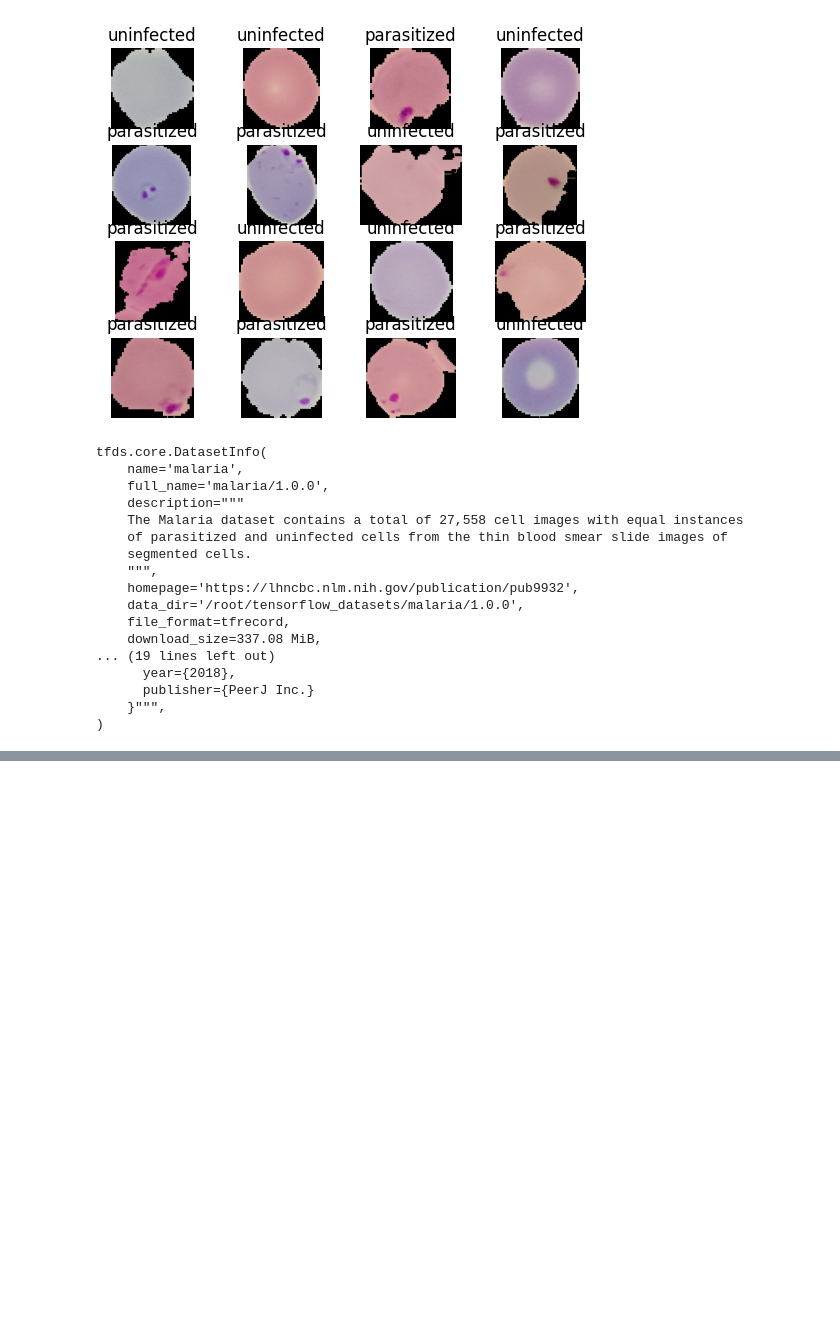
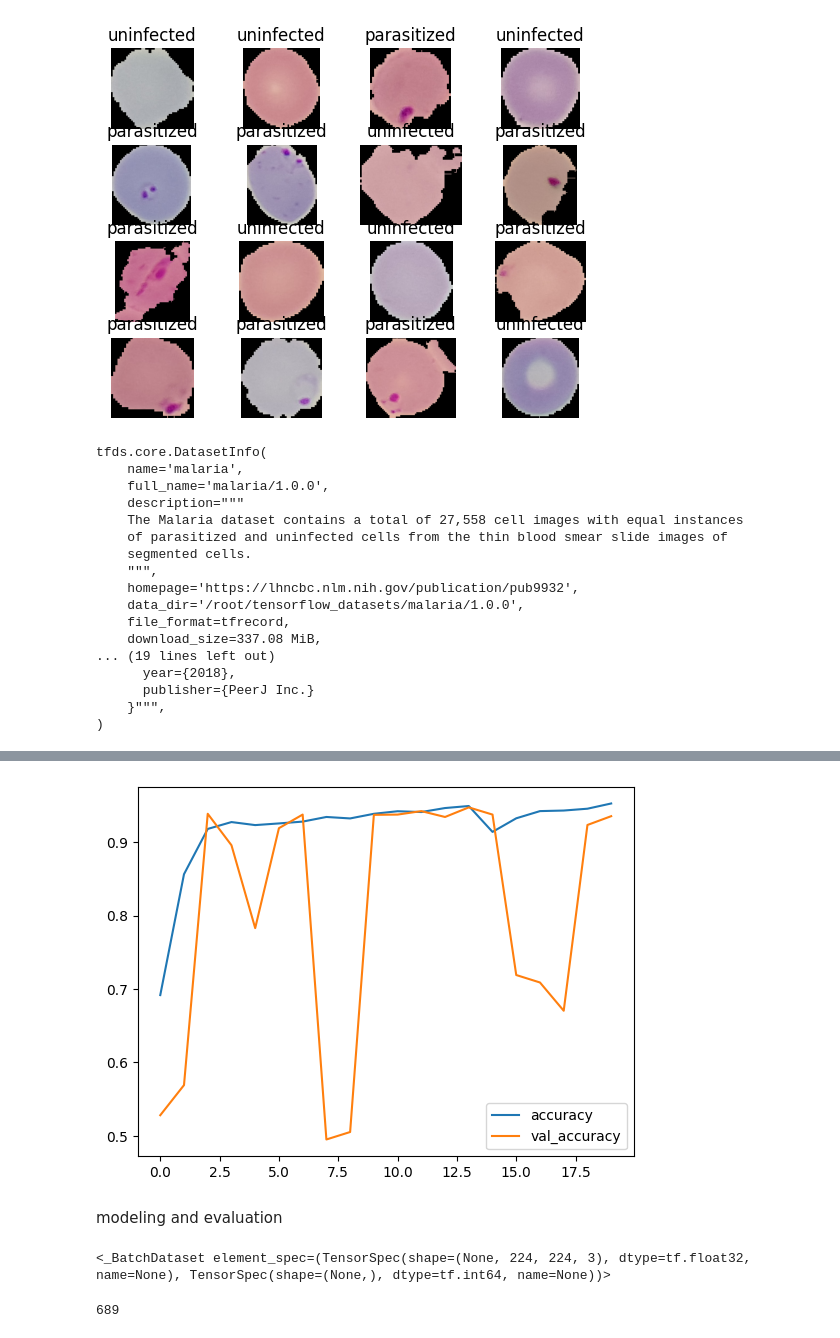
Before and after one commit to shree180103/malaria-detection, a Jupyter notebook: Untitled1.ipynb, the cells around one changed output, grey strips where cells are left out. Drawn from its saved outputs; the diff is of its cells as text; code cells hidden in the pictures; blank space fills up the shorter version.

```diff
--- a/Untitled1.ipynb
+++ b/Untitled1.ipynb
@@ -177,0 +284,9 @@ ValueError: Arguments `target` and `output` must have the same rank (ndim). Rece
+# %%
+plt.plot(history.history['accuracy'])
+plt.plot(history.history['val_accuracy'])
+plt.legend(['accuracy','val_accuracy'])
+plt.show()
+# %% [output]
+[figure, added]
+# %% [markdown]
+modeling and evaluation
@@ -177,0 +295,8 @@ ValueError: Arguments `target` and `output` must have the same rank (ndim). Rece
+# %%
+test_dataset
+# %% [output]
+<_BatchDataset element_spec=(TensorSpec(shape=(None, 224, 224, 3), dtype=tf.float32, name=None), TensorSpec(shape=(None,), dtype=tf.int64, name=None))>
+# %%
+print(len(train_dataset))
+# %% [output]
+689
```
Also changed, not shown: parts of 16 cells of this notebook.
